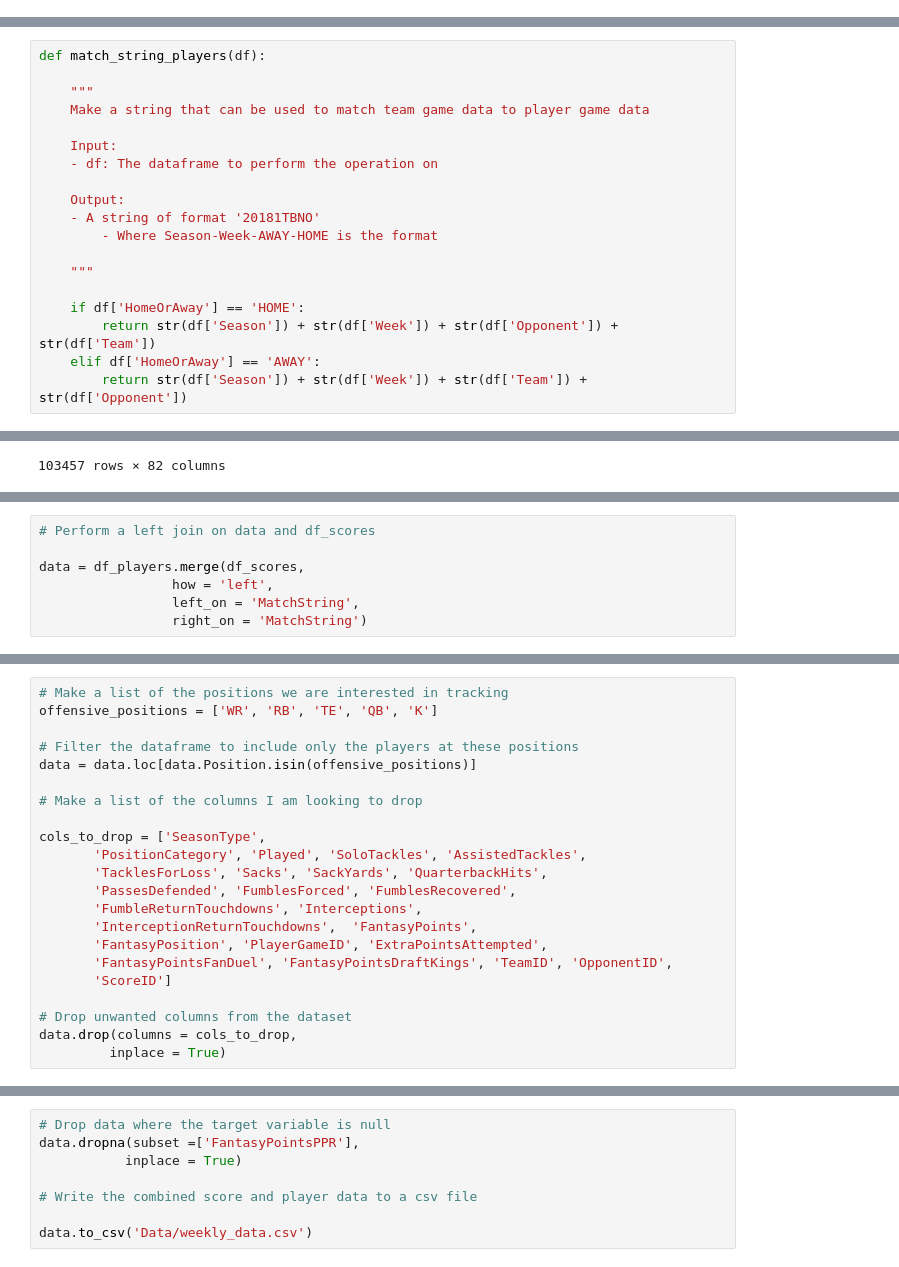
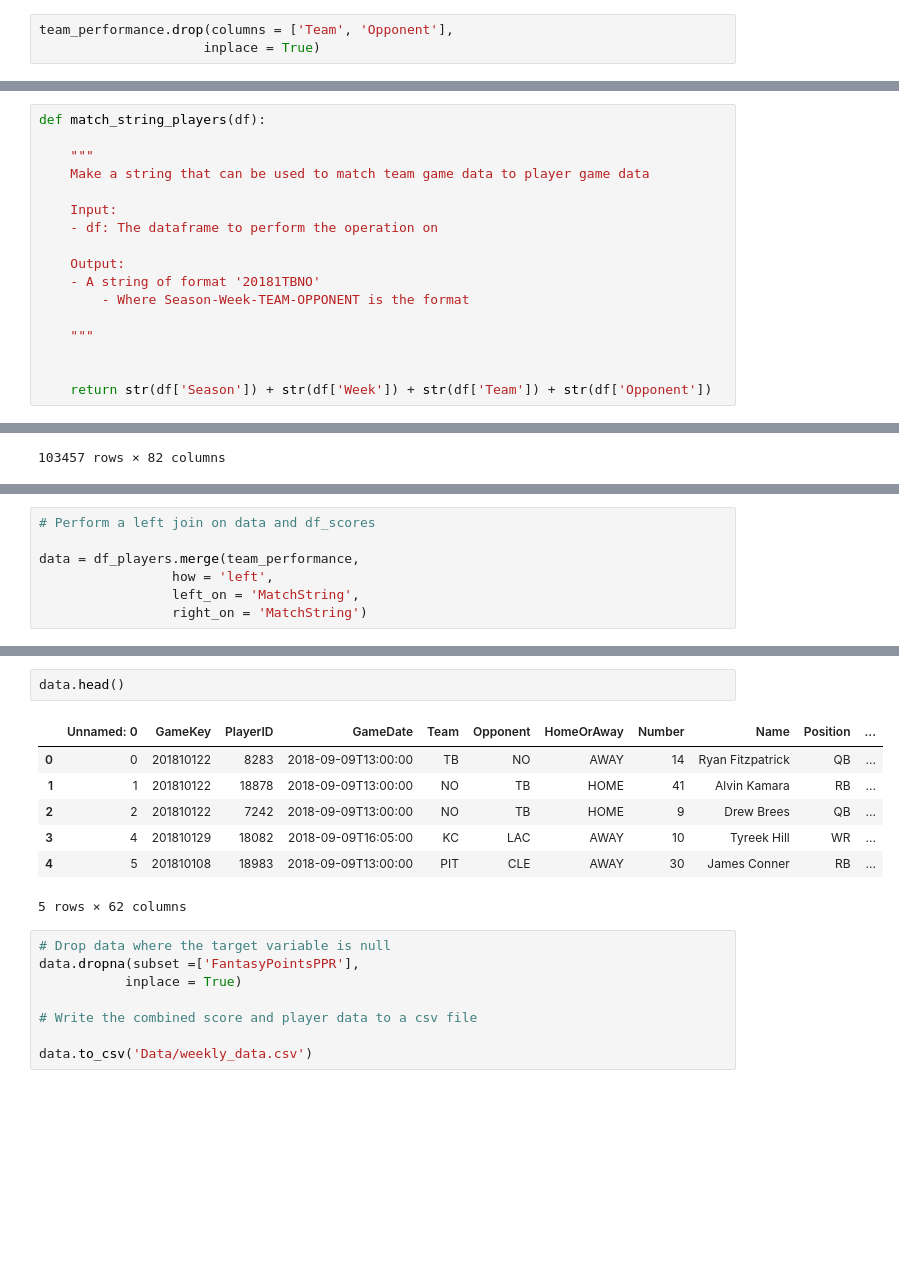
Before and after one commit to bernpb/Fantasy_Football_Prediction, a Jupyter notebook: Data_wrangling.ipynb, the cells around one changed output, grey strips where cells are left out. Cells and saved outputs as stored; diff of their text form; blank space fills up the shorter version.

```diff
--- a/Data_wrangling.ipynb
+++ b/Data_wrangling.ipynb
@@ -319 +355,4 @@ df_scores.drop(columns = ['Day',
+# %%
+team_performance.drop(columns = ['Team', 'Opponent'],
+                     inplace = True)
 # %%
@@ -334,14 +373,12 @@ def match_string_players(df):
 
     Output:
     - A string of format '20181TBNO'
-        - Where Season-Week-AWAY-HOME is the format
+        - Where Season-Week-TEAM-OPPONENT is the format
 
     """
 
-    if df['HomeOrAway'] == 'HOME':
-        return str(df['Season']) + str(df['Week']) + str(df['Opponent']) + str(df['Team'])
-    elif df['HomeOrAway'] == 'AWAY':
-        return str(df['Season']) + str(df['Week']) + str(df['Team']) + str(df['Opponent'])
+
+    return str(df['Season']) + str(df['Week']) + str(df['Team']) + str(df['Opponent'])
 # %%
 # Apply the make_match_string function to the dataset
 
@@ -364,7 +425,7 @@ df_players.head(-5)
 # %%
 # Perform a left join on data and df_scores
 
-data = df_players.merge(df_scores,
+data = df_players.merge(team_performance,
                  how = 'left',
                  left_on = 'MatchString',
                  right_on = 'MatchString')
@@ -373,22 +431,0 @@ There are a bunch of player positions in the data that we have no interest in fo
-# %%
-# Make a list of the positions we are interested in tracking
-offensive_positions = ['WR', 'RB', 'TE', 'QB', 'K']
-
-# Filter the dataframe to include only the players at these positions
-data = data.loc[data.Position.isin(offensive_positions)]
-
-# Make a list of the columns I am looking to drop
-
-cols_to_drop = ['SeasonType',
-       'PositionCategory', 'Played', 'SoloTackles', 'AssistedTackles',
-       'TacklesForLoss', 'Sacks', 'SackYards', 'QuarterbackHits',
-       'PassesDefended', 'FumblesForced', 'FumblesRecovered',
-       'FumbleReturnTouchdowns', 'Interceptions',
-       'InterceptionReturnTouchdowns',  'FantasyPoints',
-       'FantasyPosition', 'PlayerGameID', 'ExtraPointsAttempted',
-       'FantasyPointsFanDuel', 'FantasyPointsDraftKings', 'TeamID', 'OpponentID',
-       'ScoreID']
-
-# Drop unwanted columns from the dataset
-data.drop(columns = cols_to_drop,
-         inplace = True)
@@ -404,3 +480,13 @@ data.info()
+# %%
+data.head()
+# %% [output]
+|  | Unnamed: 0 | GameKey | PlayerID | GameDate | Team | Opponent | HomeOrAway | Number | Name | Position | ... |
+| 0 | 0 | 201810122 | 8283 | 2018-09-09T13:00:00 | TB | NO | AWAY | 14 | Ryan Fitzpatrick | QB | ... |
+| 1 | 1 | 201810122 | 18878 | 2018-09-09T13:00:00 | NO | TB | HOME | 41 | Alvin Kamara | RB | ... |
+| 2 | 2 | 201810122 | 7242 | 2018-09-09T13:00:00 | NO | TB | HOME | 9 | Drew Brees | QB | ... |
+| 3 | 4 | 201810129 | 18082 | 2018-09-09T16:05:00 | KC | LAC | AWAY | 10 | Tyreek Hill | WR | ... |
+| 4 | 5 | 201810108 | 18983 | 2018-09-09T13:00:00 | PIT | CLE | AWAY | 30 | James Conner | RB | ... |
+5 rows × 62 columns
 # %%
 # Drop data where the target variable is null
 data.dropna(subset =['FantasyPointsPPR'],
```
Also changed, not shown: parts of 14 cells of this notebook, 13 other files.
